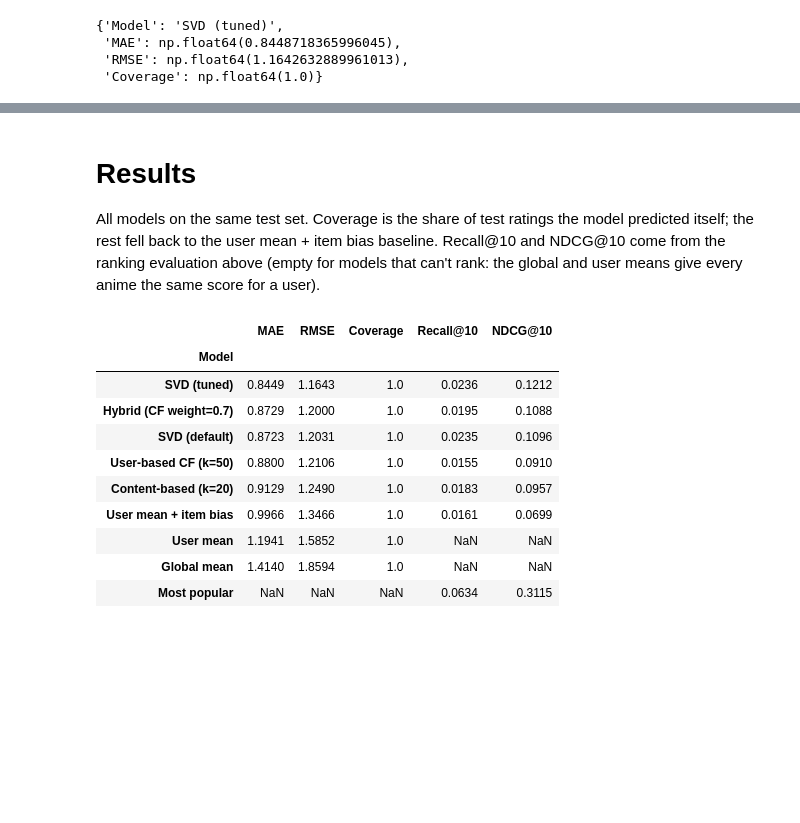
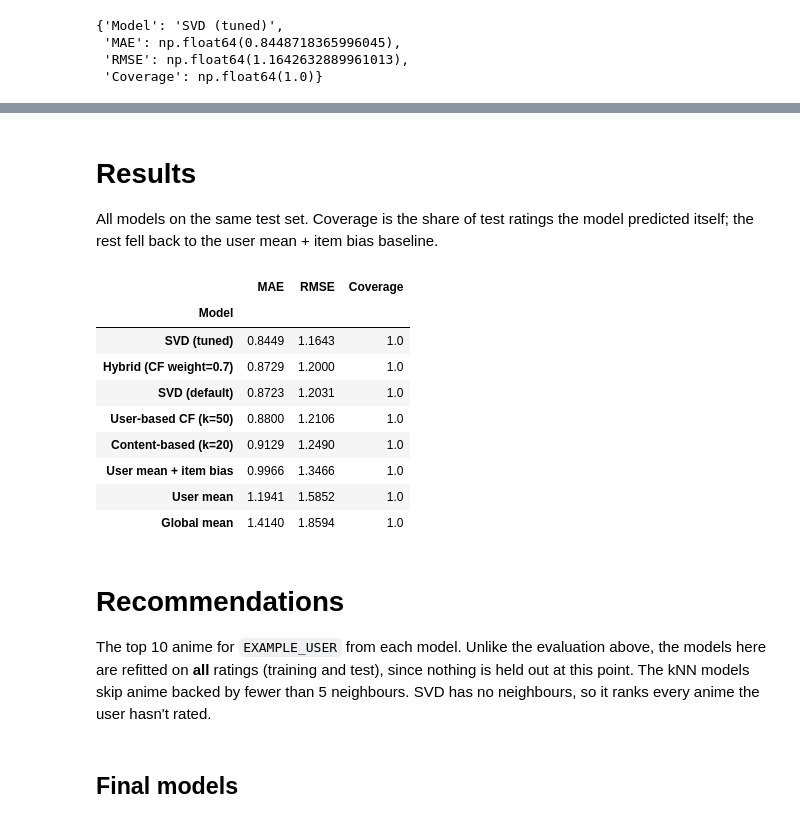
Before and after one commit to DhLYa/content_recommender, a Jupyter notebook: anime_recommender.ipynb, the cells around one changed output, grey strips where cells are left out. Saved outputs shown, nothing was run; the diff lists cells and outputs as text; code cells hidden in the pictures; blank space fills up the shorter version.

Commit message:
Refactored analysis adding rec section with SVD + dropped ranking metrics

```diff
--- a/anime_recommender.ipynb
+++ b/anime_recommender.ipynb
@@ -850,12 +729,12 @@ Best k: 20
 # %% [markdown]
 ### Evaluation
 # %%
-cb_test_preds, cb_test_support = predict_content_knn(Z_train, item_sim, user_means_train, item_bias_train, user_std_train, test_users, test_items, k=best_cb_k)
-results.append({"Model": f"Content-based (k={best_cb_k})", **score(y_test, cb_test_preds), "Coverage": (cb_test_support > 0).mean()})
+cb_test_preds, cb_test_support = predict_content_knn(base_train, item_sim, test_users, test_items, k=best_cb_k)
 
 # Error on the pairs the model could predict itself vs the baseline on those same pairs
 covered = cb_test_support > 0
 print("Covered pairs only - content-based:", score(y_test[covered], cb_test_preds[covered]))
 print("Covered pairs only - user mean + item bias:", score(y_test[covered], baseline_predictions["User mean + item bias"][covered]))
-results[-1]
+
+add_result(f"Content-based (k={best_cb_k})", cb_test_preds, cb_test_support)
 # %% [output]
@@ -932,8 +795,6 @@ Best CF weight: 0.7
 ### Evaluation
 # %%
 hybrid_test_preds = blend(cf_test_preds, cb_test_preds, best_weight)
-hybrid_coverage = ((cf_test_support > 0) | (cb_test_support > 0)).mean()
-results.append({"Model": f"Hybrid (CF weight={best_weight})", **score(y_test, hybrid_test_preds), "Coverage": hybrid_coverage})
-results[-1]
+add_result(f"Hybrid (CF weight={best_weight})", hybrid_test_preds, np.maximum(cf_test_support, cb_test_support))
 # %% [output]
 {'Model': 'Hybrid (CF weight=0.7)',
@@ -983,51 +836,38 @@ def svd_result(name, predictions):
 # %%
 svd_model = SVD(random_state=RANDOM_STATE)
 svd_model.fit(trainset)
-
-predictions = svd_model.test(testset)
-results.append(svd_result("SVD (default)", predictions))
-results[-1]
+add_svd_result("SVD (default)", svd_model.test(testset))
 # %% [output]
 {'Model': 'SVD (default)',
  'MAE': np.float64(0.8722980846909498),
  'RMSE': np.float64(1.2030778613690611),
  'Coverage': np.float64(1.0)}
 # %%
-from itertools import product
-from joblib import Parallel, delayed
-
-# Tuning split as a Surprise trainset; validation pairs as (user, anime, rating) tuples
-tune_trainset = Dataset.load_from_df(tune_df[["user_id", "anime_id", "rating"]], reader).build_full_trainset()
-valset = list(zip(val_df["user_id"], val_df["anime_id"], val_df["rating"]))
-
 svd_grid = {
     "n_factors": [50, 100, 200],
     "n_epochs": [20, 40],
     "lr_all": [0.005, 0.01],
     "reg_all": [0.02, 0.05, 0.1],
 }
+configs = [dict(zip(svd_grid, values)) for values in product(*svd_grid.values())]
 
 
 def score_svd_config(params):
+    """Train on the tuning split and score on the validation split."""
     model = SVD(random_state=RANDOM_STATE, **params)
     model.fit(tune_trainset)
-    predictions = model.test(valset)
-    return {**params, "MAE": accuracy.mae(predictions, verbose=False), "RMSE": accuracy.rmse(predictions, verbose=False)}
+    return {**params, **prediction_errors(model.test(valset))}
 
 
-configs = [dict(zip(svd_grid, values)) for values in product(*svd_grid.values())]
-svd_tuning = pd.DataFrame(Parallel(n_jobs=4)(delayed(score_svd_config)(params) for params in configs)).sort_values("RMSE")
-best_svd_params = svd_tuning.iloc[0][list(svd_grid)].to_dict()
-best_svd_params = {k: (int(v) if k in ("n_factors", "n_epochs") else float(v)) for k, v in best_svd_params.items()}
+svd_tuning = pd.DataFrame(Parallel(n_jobs=4)(delayed(score_svd_config)(params) for params in configs))
+best_svd_params = configs[svd_tuning["RMSE"].idxmin()]
 print(f"Best parameters on validation: {best_svd_params}")
+display(svd_tuning.sort_values("RMSE").head(10))
 
 # Retrain the best configuration on the full training set and score it on the test set
 best_svd = SVD(random_state=RANDOM_STATE, **best_svd_params)
 best_svd.fit(trainset)
-best_predictions = best_svd.test(testset)
-results.append(svd_result("SVD (tuned)", best_predictions))
-display(svd_tuning.head(10))
-results[-1]
+add_svd_result("SVD (tuned)", best_svd.test(testset))
 # %% [output]
 Best parameters on validation: {'n_factors': 200, 'n_epochs': 40, 'lr_all': 0.005, 'reg_all': 0.05}
 |  | n_factors | n_epochs | lr_all | reg_all | MAE | RMSE |
@@ -1150,20 +888,24 @@ pd.DataFrame(ranking).T.sort_values("NDCG@10", ascending=False).round(4)
 # %% [markdown]
 # Results
 
-All models on the same test set. Coverage is the share of test ratings the model predicted itself; the rest fell back to the user mean + item bias baseline. Recall@10 and NDCG@10 come from the ranking evaluation above (empty for models that can't rank: the global and user means give every anime the same score for a user).
+All models on the same test set. Coverage is the share of test ratings the model predicted itself; the rest fell back to the user mean + item bias baseline.
 # %%
-results_df = pd.DataFrame(results).set_index("Model")
-results_df = results_df.join(pd.DataFrame(ranking).T, how="outer").sort_values("RMSE")
+results_df = pd.DataFrame(results).set_index("Model").sort_values("RMSE")
 results_df.round(4)
 # %% [output]
-|  | MAE | RMSE | Coverage | Recall@10 | NDCG@10 |
-| Model |  |  |  |  |  |
-| SVD (tuned) | 0.8449 | 1.1643 | 1.0 | 0.0236 | 0.1212 |
-| Hybrid (CF weight=0.7) | 0.8729 | 1.2000 | 1.0 | 0.0195 | 0.1088 |
-| SVD (default) | 0.8723 | 1.2031 | 1.0 | 0.0235 | 0.1096 |
-| User-based CF (k=50) | 0.8800 | 1.2106 | 1.0 | 0.0155 | 0.0910 |
-| Content-based (k=20) | 0.9129 | 1.2490 | 1.0 | 0.0183 | 0.0957 |
-| User mean + item bias | 0.9966 | 1.3466 | 1.0 | 0.0161 | 0.0699 |
-| User mean | 1.1941 | 1.5852 | 1.0 | NaN | NaN |
-| Global mean | 1.4140 | 1.8594 | 1.0 | NaN | NaN |
-| Most popular | NaN | NaN | NaN | 0.0634 | 0.3115 |
+|  | MAE | RMSE | Coverage |
+| Model |  |  |  |
+| SVD (tuned) | 0.8449 | 1.1643 | 1.0 |
+| Hybrid (CF weight=0.7) | 0.8729 | 1.2000 | 1.0 |
+| SVD (default) | 0.8723 | 1.2031 | 1.0 |
+| User-based CF (k=50) | 0.8800 | 1.2106 | 1.0 |
+| Content-based (k=20) | 0.9129 | 1.2490 | 1.0 |
+| User mean + item bias | 0.9966 | 1.3466 | 1.0 |
+| User mean | 1.1941 | 1.5852 | 1.0 |
+| Global mean | 1.4140 | 1.8594 | 1.0 |
+# %% [markdown]
+# Recommendations
+
+The top 10 anime for `EXAMPLE_USER` from each model. Unlike the evaluation above, the models here are refitted on **all** ratings (training and test), since nothing is held out at this point. The kNN models skip anime backed by fewer than 5 neighbours. SVD has no neighbours, so it ranks every anime the user hasn't rated.
+# %% [markdown]
+## Final models
```
Also changed, not shown: parts of 59 cells of this notebook.
